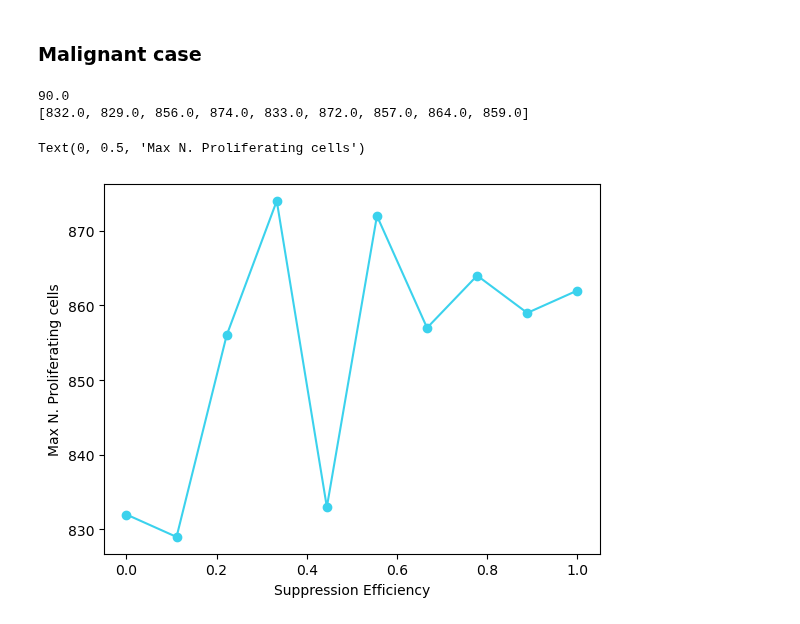
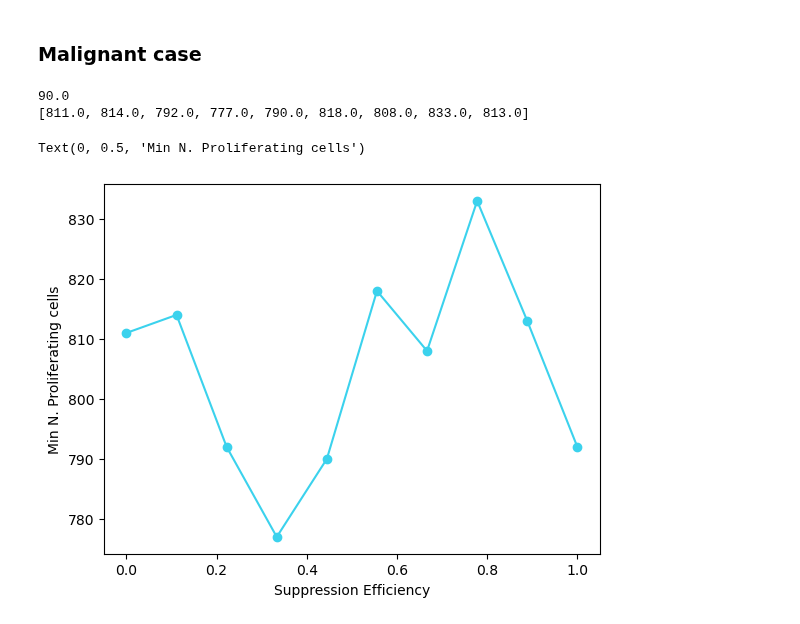
Before and after one commit to walup/Tumor_Immune_System_Simulation, a Jupyter notebook: Immune_Suppression_Tests.ipynb, the cells around one changed output. Saved outputs shown, nothing was run; the diff lists cells and outputs as text; code cells hidden in the pictures.

```diff
--- a/Immune_Suppression_Tests.ipynb
+++ b/Immune_Suppression_Tests.ipynb
@@ -140,6 +140,7 @@ nSteps = 350
 therapyStartDay = int(nSteps/2)
 
 effTCellReductions = np.linspace(0,1,10)
+#effTCellReductions = [0.1,0.9]
 effRAttack = 0
 probDying = 0.1
 
@@ -161,8 +162,8 @@ for i in range(0,len(effTCellReductions)):
     tissue.addProliferatingCell(centerX, centerY + 1)
     tissue.addProliferatingCell(centerX, centerY - 1)
 
-    tissue.immuneSystem.activateImmuneDiseaseWithValues(0.5,0.1)
-    tissue.makeTumorMalignantSet(3)
+    tissue.immuneSystem.activateImmuneDiseaseWithValues(0.1,0.1)
+    tissue.makeTumorMalignantSet(2)
 
     tissue.addTherapy(therapy)
     tissue.evolve(nSteps,False,False,False)
@@ -173,7 +174,7 @@ for i in range(0,len(effTCellReductions)):
     clear_output(wait = True)
 # %% [output]
 90.0
-[832.0, 829.0, 856.0, 874.0, 833.0, 872.0, 857.0, 864.0, 859.0]
+[811.0, 814.0, 792.0, 777.0, 790.0, 818.0, 808.0, 833.0, 813.0]
 # %%
 d = np.zeros((len(maxProlifCellsArray),2))
 d[:,0] = effTCellReductions
@@ -183,11 +184,11 @@ exportCSVTable(d, headers, 'malignant_suppresion.csv')
 # %%
 plt.figure()
 plt.plot(effTCellReductions, maxProlifCellsArray, color = "#3bd2ed", marker = "o")
 plt.xlabel("Suppression Efficiency")
-plt.ylabel("Max N. Proliferating cells")
+plt.ylabel("Min N. Proliferating cells")
 # %% [output]
-Text(0, 0.5, 'Max N. Proliferating cells')
+Text(0, 0.5, 'Min N. Proliferating cells')
-[figure, old version]
+[figure, new version]
 # %%
 automatonWidth = 100
 automatonHeight = 100
```
Also changed, not shown: parts of 2 cells of this notebook, 1 other file.
